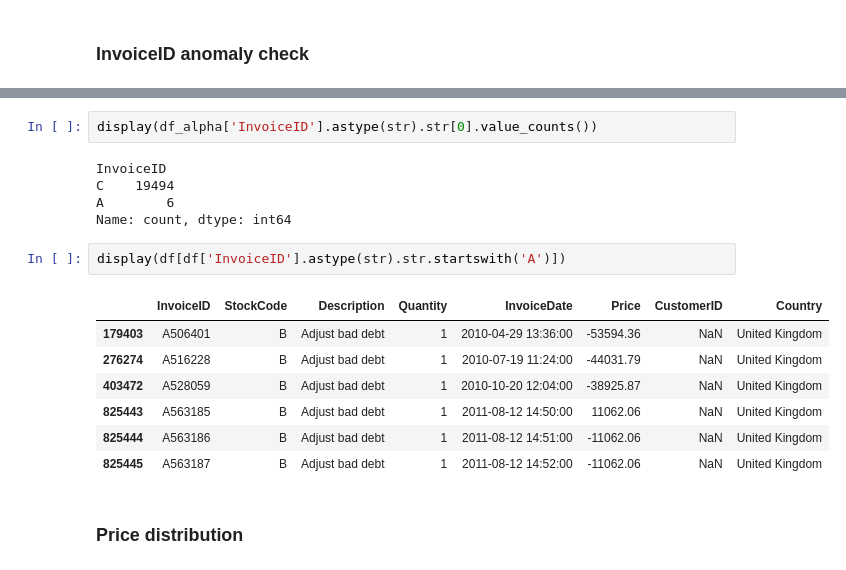
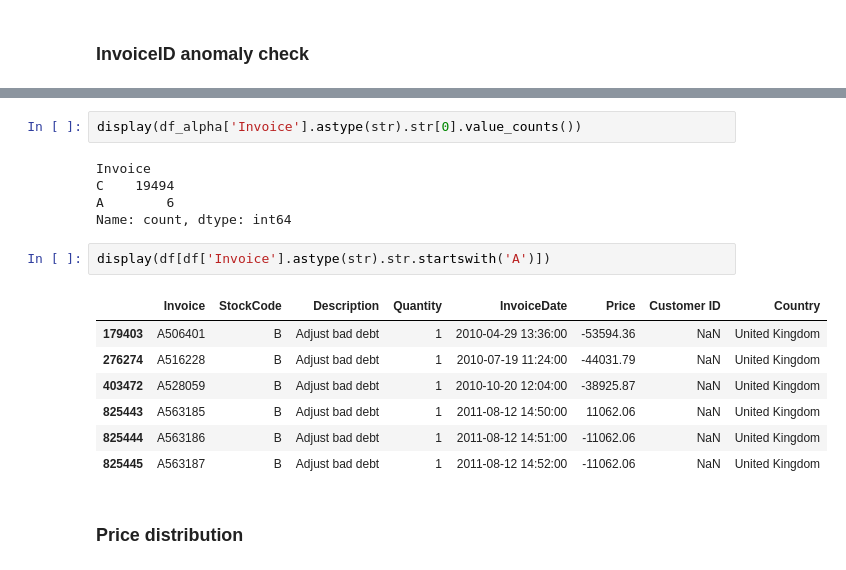
Before and after one commit to hansdarmawann/online-retail-ii-wrangling-1, a Jupyter notebook: notebooks/code.ipynb, the cells around one changed output, grey strips where cells are left out. Drawn from its saved outputs; the diff is of its cells as text.

```diff
--- a/notebooks/code.ipynb
+++ b/notebooks/code.ipynb
@@ -138,16 +133,16 @@ display(df_alpha['InvoiceID'].unique()[:20])
  'C489543', 'C489549', 'C489551', 'C489553', 'C489554', 'C489555']
 Length: 20, dtype: str
 # %%
-display(df_alpha['InvoiceID'].astype(str).str[0].value_counts())
+display(df_alpha['Invoice'].astype(str).str[0].value_counts())
 # %% [output]
-InvoiceID
+Invoice
 C    19494
 A        6
 Name: count, dtype: int64
 # %%
-display(df[df['InvoiceID'].astype(str).str.startswith('A')])
+display(df[df['Invoice'].astype(str).str.startswith('A')])
 # %% [output]
-|  | InvoiceID | StockCode | Description | Quantity | InvoiceDate | Price | CustomerID | Country |
+|  | Invoice | StockCode | Description | Quantity | InvoiceDate | Price | Customer ID | Country |
 | 179403 | A506401 | B | Adjust bad debt | 1 | 2010-04-29 13:36:00 | -53594.36 | NaN | United Kingdom |
 | 276274 | A516228 | B | Adjust bad debt | 1 | 2010-07-19 11:24:00 | -44031.79 | NaN | United Kingdom |
 | 403472 | A528059 | B | Adjust bad debt | 1 | 2010-10-20 12:04:00 | -38925.87 | NaN | United Kingdom |
```
Also changed, not shown: parts of 32 cells of this notebook, 1 other file.
